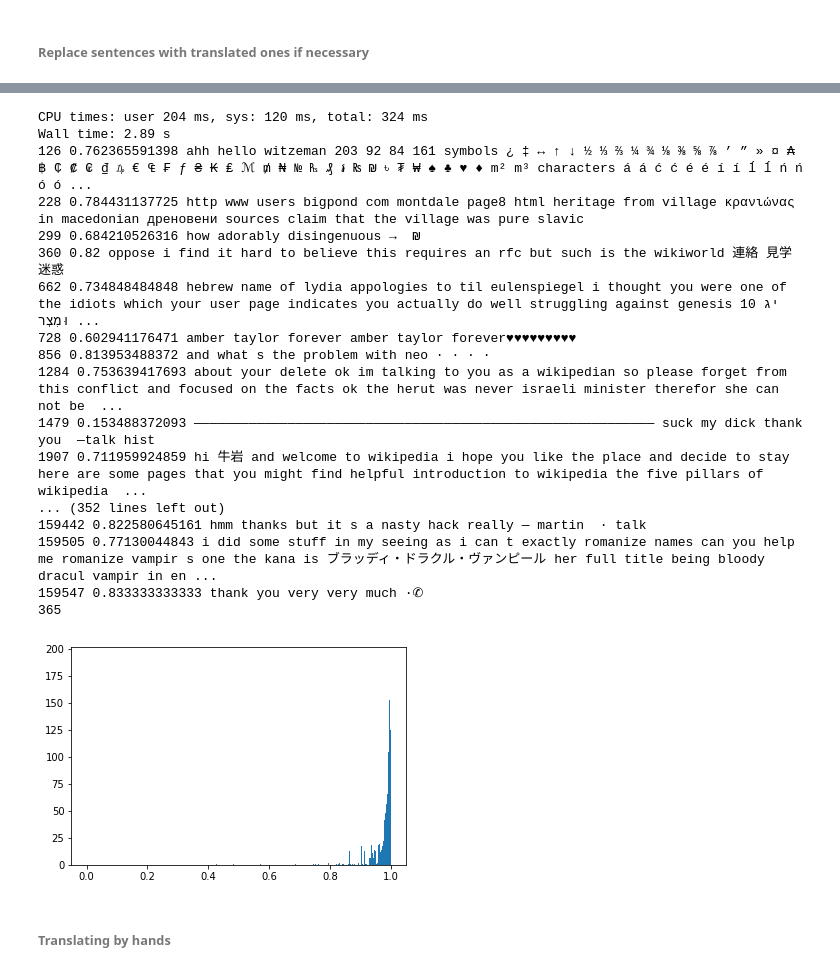
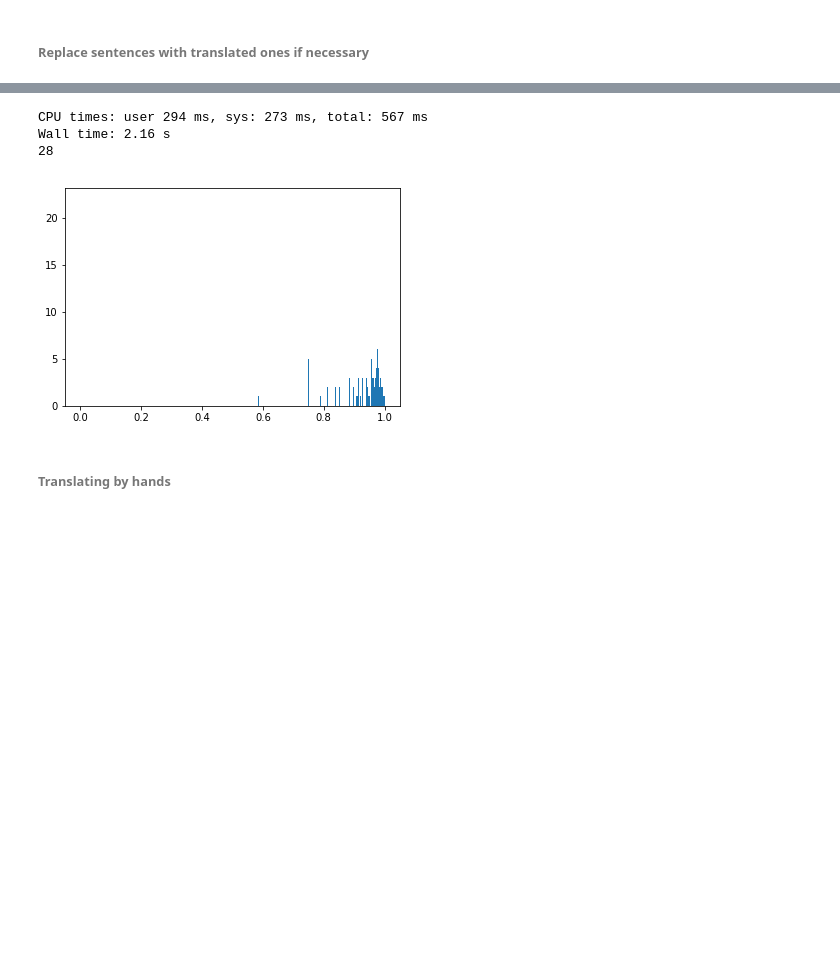
Before and after one commit to PKUGoodSpeed/Kaggle-ToxicClassification, a Jupyter notebook: pkugoodspeed/notebooks/Sentence_Checking_PreProc.ipynb, the cells around one changed output, grey strips where cells are left out. Drawn from its saved outputs; the diff is of its cells as text; code cells hidden in the pictures; blank space fills up the shorter version.

```diff
--- a/pkugoodspeed/notebooks/Sentence_Checking_PreProc.ipynb
+++ b/pkugoodspeed/notebooks/Sentence_Checking_PreProc.ipynb
@@ -121,0 +142,7 @@ here is the original arabic text from ibn baz s official website
+# %%
+pool = Pool(4)
+%time ts = pool.map(remve_non_utf_8, trans_text)
+pool.close()
+pool.join()
+print ts[:20]
+trans_text = ts
@@ -152,29 +155,10 @@ After Translation:  thank you very very much ·✆
 # %%
 pool = Pool(4)
-%time Eng_ratio = pool.map(getRatio, trans_sents)
+%time Eng_ratio = pool.map(getRatio, trans_text)
 plt.hist(Eng_ratio, bins = np.arange(0, 1., 0.0002), histtype='bar')
-cnt = 0
-for i,r in enumerate(Eng_ratio):
-    if r <= 0.85:
-        cnt += 1
-        print i, r, trans_sents[i]
-print cnt
+print (np.array(Eng_ratio) < 0.8).sum()
 # %% [output]
-CPU times: user 204 ms, sys: 120 ms, total: 324 ms
-Wall time: 2.89 s
-126 0.762365591398 ahh hello witzeman 203 92 84 161 symbols ¿ ‡ ↔ ↑ ↓ ½ ⅓ ⅔ ¼ ¾ ⅛ ⅜ ⅝ ⅞ ’ ” » ¤ ₳ ฿ ₵ ₡ ₢ ₫ ₯ € ₠ ₣ ƒ ₴ ₭ ₤ ℳ ₥ ₦ № ₧ ₰ ៛ ₨ ₪ ৳ ₮ ₩ ♠ ♣ ♥ ♦ m² m³ characters á á ć ć é é í í ĺ ĺ ń ń ó ó ...
-228 0.784431137725 http www users bigpond com montdale page8 html heritage from village κρανιώνας in macedonian дреновени sources claim that the village was pure slavic
-299 0.684210526316 how adorably disingenuous →  ₪
-360 0.82 oppose i find it hard to believe this requires an rfc but such is the wikiworld 連絡 見学 迷惑
-662 0.734848484848 hebrew name of lydia appologies to til eulenspiegel i thought you were one of the idiots which your user page indicates you actually do well struggling against genesis 10 יג וּמִצְר ...
-728 0.602941176471 amber taylor forever amber taylor forever♥♥♥♥♥♥♥♥♥
-856 0.813953488372 and what s the problem with neo · · · ·
-1284 0.753639417693 about your delete ok im talking to you as a wikipedian so please forget from this conflict and focused on the facts ok the herut was never israeli minister therefor she can not be  ...
-1479 0.153488372093 ——————————————————————————————————————————————————————————— suck my dick thank you  —talk hist
-1907 0.711959924859 hi 牛岩 and welcome to wikipedia i hope you like the place and decide to stay here are some pages that you might find helpful introduction to wikipedia the five pillars of wikipedia  ...
-... (352 lines left out)
-159442 0.822580645161 hmm thanks but it s a nasty hack really — martin  · talk
-159505 0.77130044843 i did some stuff in my seeing as i can t exactly romanize names can you help me romanize vampir s one the kana is ブラッディ‧ドラクル‧ヴァンピール her full title being bloody dracul vampir in en ...
-159547 0.833333333333 thank you very very much ·✆
-365
+CPU times: user 294 ms, sys: 273 ms, total: 567 ms
+Wall time: 2.16 s
+28
-[figure, old version]
+[figure, new version]
```
Also changed, not shown: parts of 48 cells of this notebook, 3 other files.
